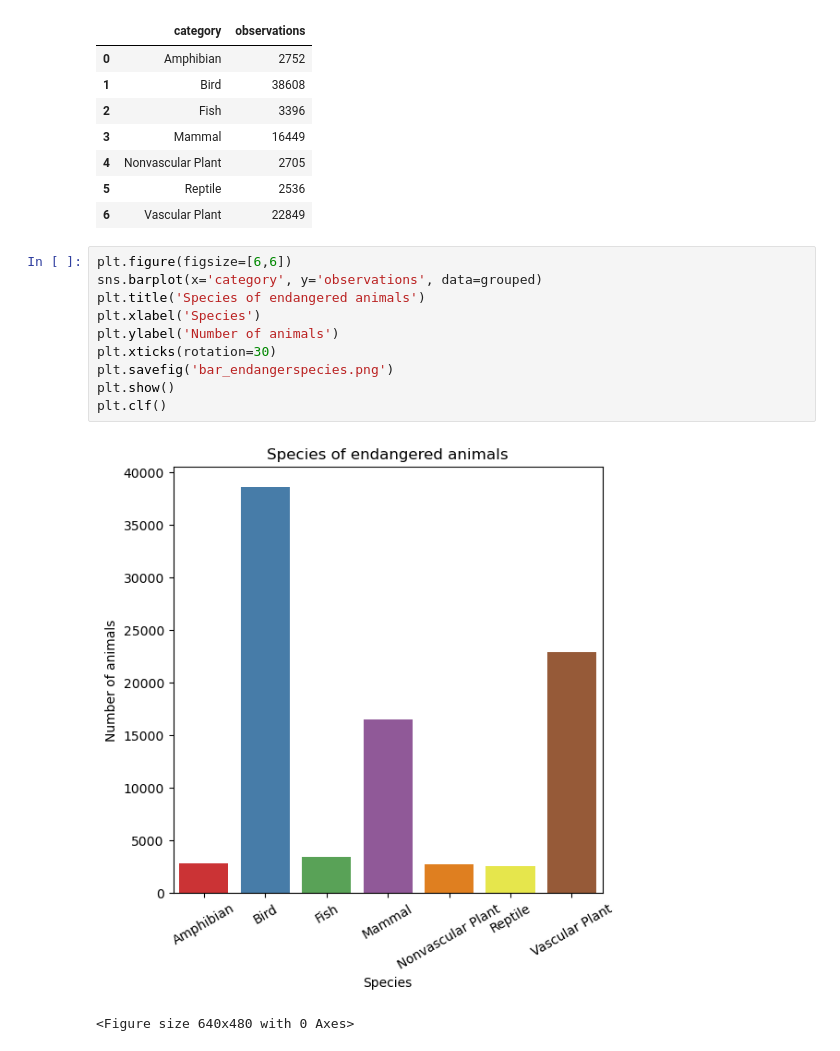
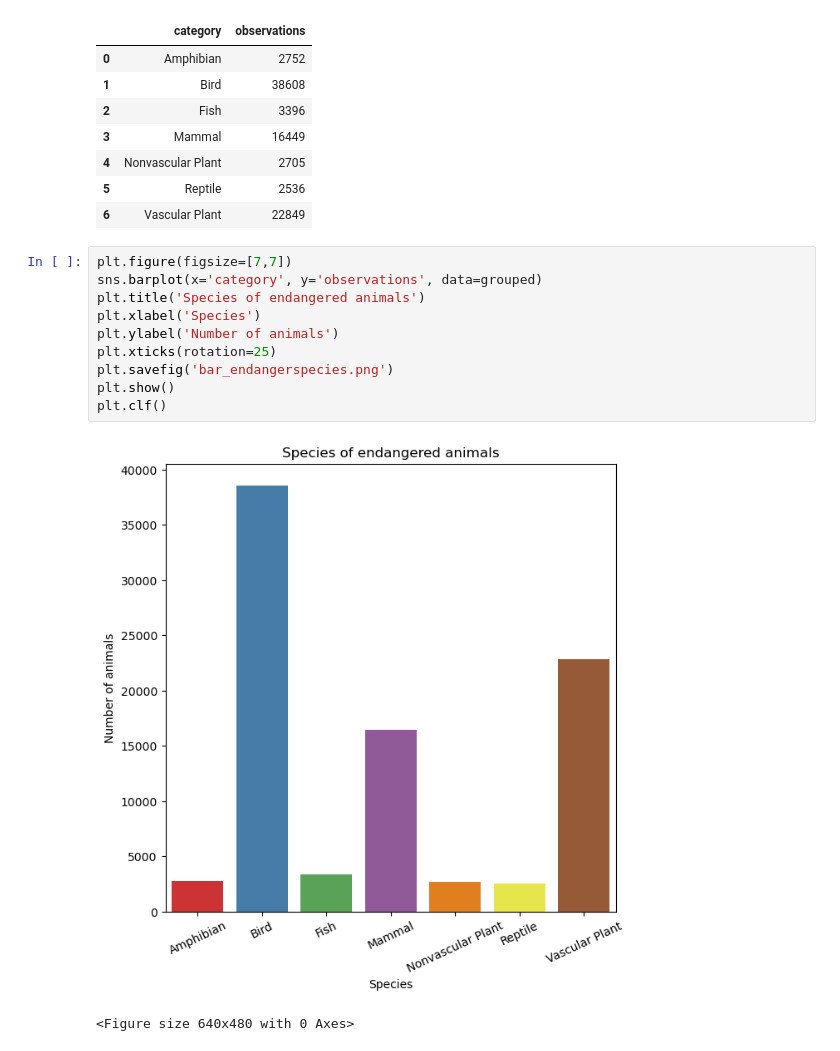
Before and after one commit to LiZoMark841619/Biodiversity_Project, a Jupyter notebook: biodiversity_starter/biodiversity.ipynb, the cells around one changed output. Drawn from its saved outputs; the diff is of its cells as text.

```diff
--- a/biodiversity_starter/biodiversity.ipynb
+++ b/biodiversity_starter/biodiversity.ipynb
@@ -399,15 +399,15 @@ grouped
 | 5 | Reptile | 2536 |
 | 6 | Vascular Plant | 22849 |
 # %%
-plt.figure(figsize=[6,6])
+plt.figure(figsize=[7,7])
 sns.barplot(x='category', y='observations', data=grouped)
 plt.title('Species of endangered animals')
 plt.xlabel('Species')
 plt.ylabel('Number of animals')
-plt.xticks(rotation=30)
+plt.xticks(rotation=25)
 plt.savefig('bar_endangerspecies.png')
 plt.show()
 plt.clf()
 # %% [output]
-[figure, old version]
+[figure, new version]
 <Figure size 640x480 with 0 Axes>
```
Also changed, not shown: 1 other file.
